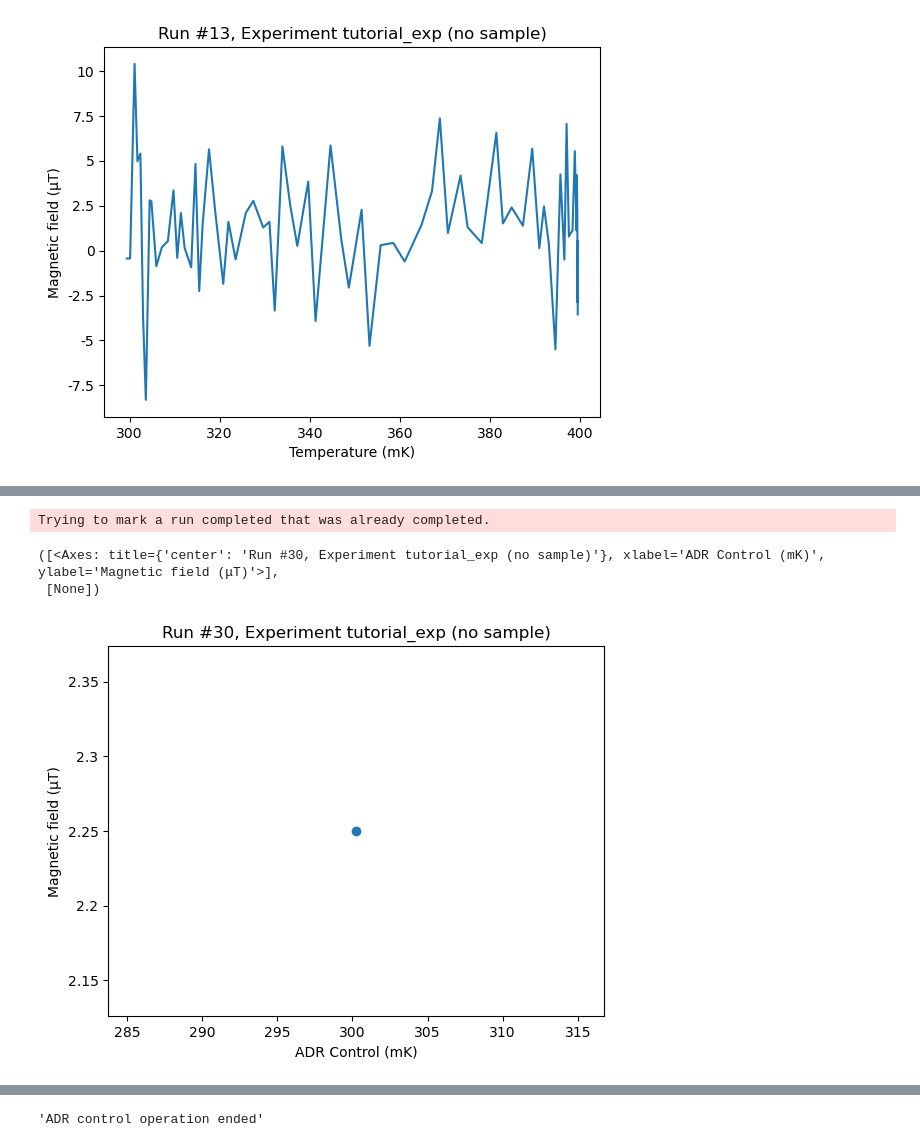
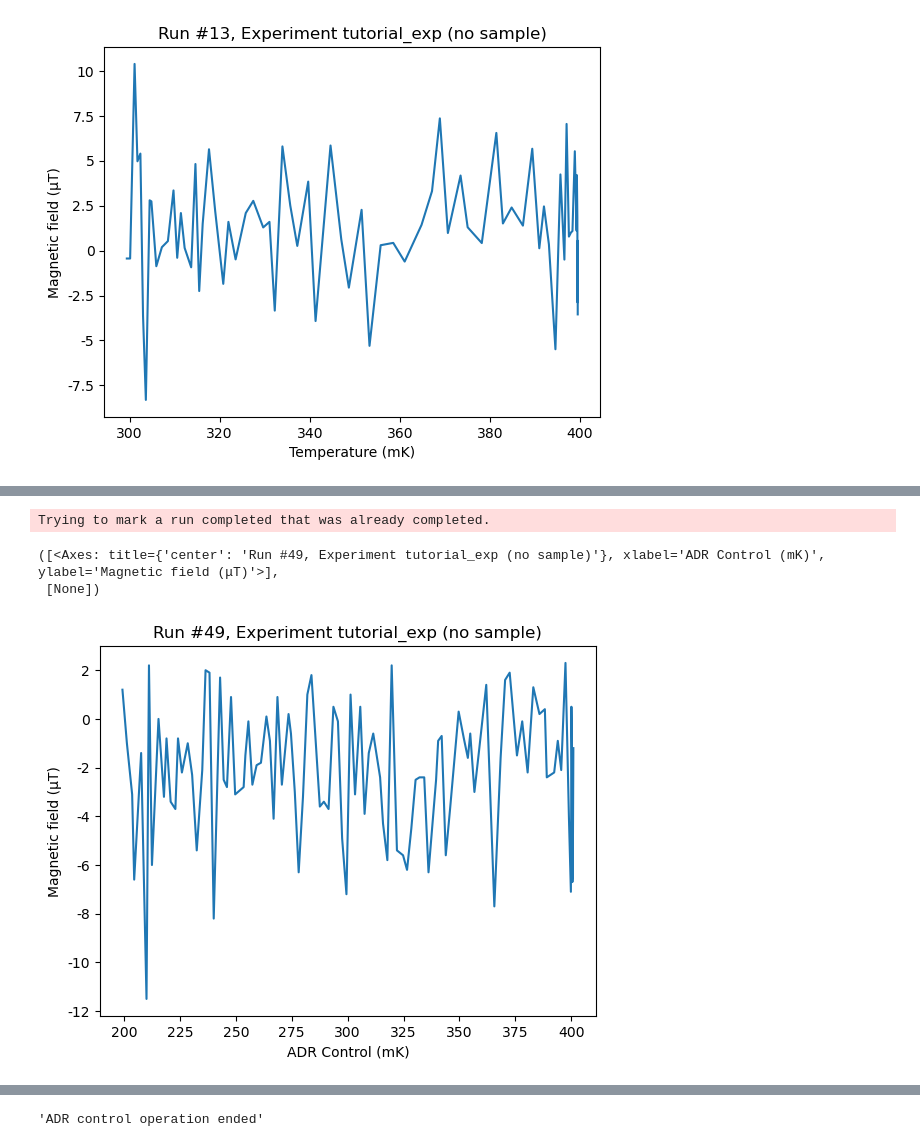
Before and after one commit to RasmusBC59/KiutraDriver, a Jupyter notebook: DriverExamplefromKiutra.ipynb, the cells around one changed output, grey strips where cells are left out. Cells and saved outputs as stored; diff of their text form; code cells hidden in the pictures.

```diff
--- a/DriverExamplefromKiutra.ipynb
+++ b/DriverExamplefromKiutra.ipynb
@@ -324,9 +362,9 @@ results #30@C:\Users\Kiutra Measurement\experiments.db
 Kiutra_adr - numeric
 Kiutra_magnetic_field - numeric
 # %%
-plot_by_id(30)
+plot_by_id(49)
 # %% [output]
 Trying to mark a run completed that was already completed.
-([<Axes: title={'center': 'Run #30, Experiment tutorial_exp (no sample)'}, xlabel='ADR Control (mK)', ylabel='Magnetic field (μT)'>],
+([<Axes: title={'center': 'Run #49, Experiment tutorial_exp (no sample)'}, xlabel='ADR Control (mK)', ylabel='Magnetic field (μT)'>],
  [None])
-[figure, old version]
+[figure, new version]
```
Also changed, not shown: parts of 60 cells of this notebook, 1 other file.
